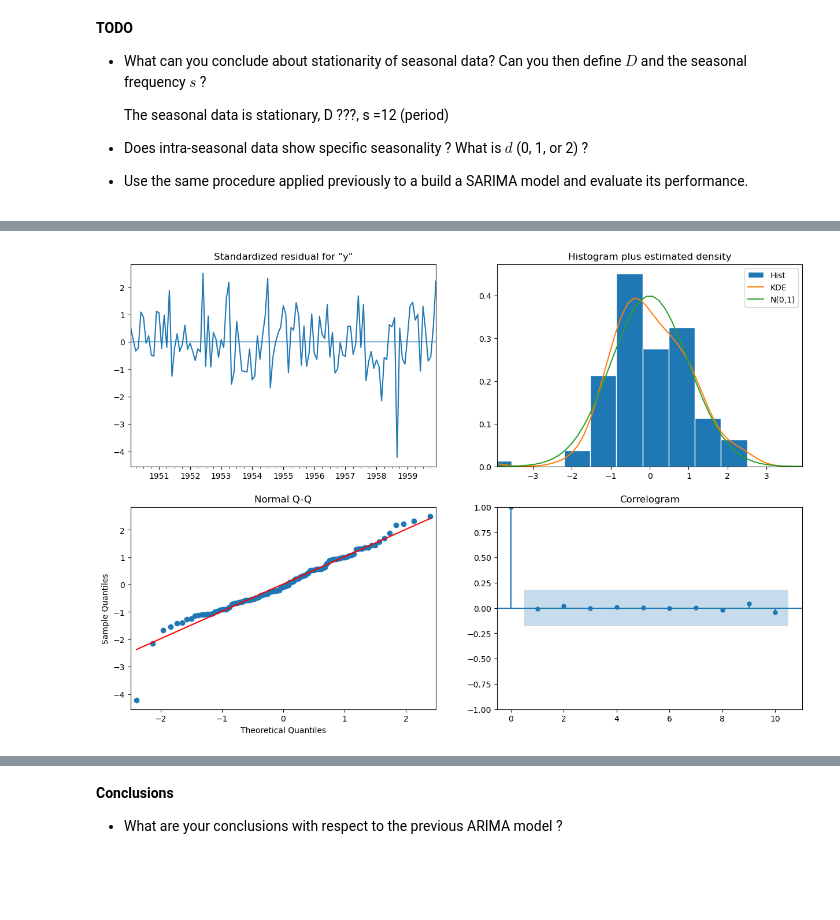
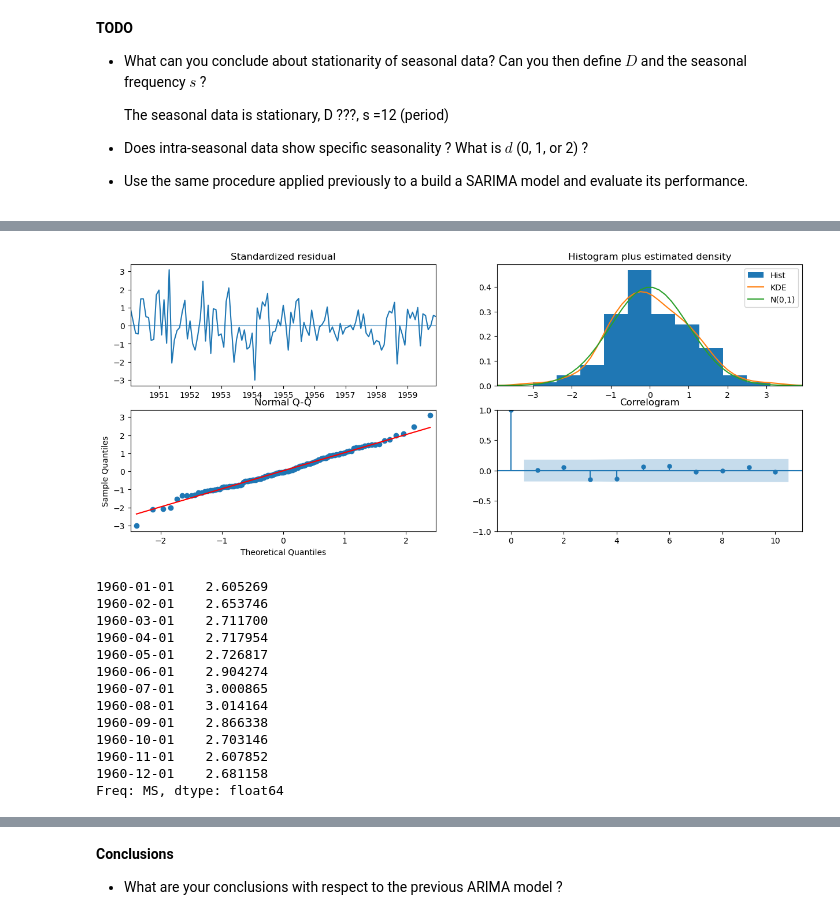
Before and after one commit to thomasmari/DataS3PG, a Jupyter notebook: module/11. ML/6. ML6/notebooks/NB2_Time_Series_Forecasts.ipynb, the cells around one changed output, grey strips where cells are left out. Drawn from its saved outputs; the diff is of its cells as text; code cells hidden in the pictures; blank space fills up the shorter version.

```diff
--- a/module/11. ML/6. ML6/notebooks/NB2_Time_Series_Forecasts.ipynb
+++ b/module/11. ML/6. ML6/notebooks/NB2_Time_Series_Forecasts.ipynb
@@ -472,13 +522,28 @@ plt.show()
 # %%
 # Fit the SARIMA model
-import statsmodels as ss
-sar = ss.tsa.statespace.sarimax.SARIMAX(train,
-                                order=(11,1,11),
-                                seasonal_order=(0,1,1,12),
-                                trend='c').fit(disp=False)
-sar.summary()
+
+# import statsmodels as ss
+# model_SARIMA = ss.tsa.statespace.sarimax.SARIMAX(train,
+#                                 order=(11,1,11),
+#                                 seasonal_order=(0,1,1,12),
+#                                 trend='c').fit(disp=False)
+
+# Seasonal - fit stepwise auto-ARIMA
+model_SARIMA = pm.auto_arima(train_log, start_p=1, start_q=1,s=12,
+                         test='adf',
+                         max_p=3, max_q=3,
+                         m=12, #12 is the frequncy of the cycle
+                         start_P=0,
+                         seasonal=True, #set to seasonal
+                         d=None,
+                         D=1, #order of the seasonal differencing
+                         trace=False,
+                         error_action='ignore',
+                         suppress_warnings=True,
+                         stepwise=True)
+model_SARIMA.summary()
 # Plot diagnostics
-sar.plot_diagnostics(figsize=(15,10))
+model_SARIMA.plot_diagnostics(figsize=(15,6))
 plt.show()
 # %% [output]
-[figure, old version]
+[figure, new version]
@@ -489,2 +550,18 @@ predictions.name = 'daily passenger'
+# %%
+model_SARIMA.predict(len(test_log.index))
+# %% [output]
+1960-01-01    2.605269
+1960-02-01    2.653746
+1960-03-01    2.711700
+1960-04-01    2.717954
+1960-05-01    2.726817
+1960-06-01    2.904274
+1960-07-01    3.000865
+1960-08-01    3.014164
+1960-09-01    2.866338
+1960-10-01    2.703146
+1960-11-01    2.607852
+1960-12-01    2.681158
+Freq: MS, dtype: float64
 # %%
 # Show train, test, predictions and confidence interval
```
Also changed, not shown: parts of 28 cells of this notebook.
